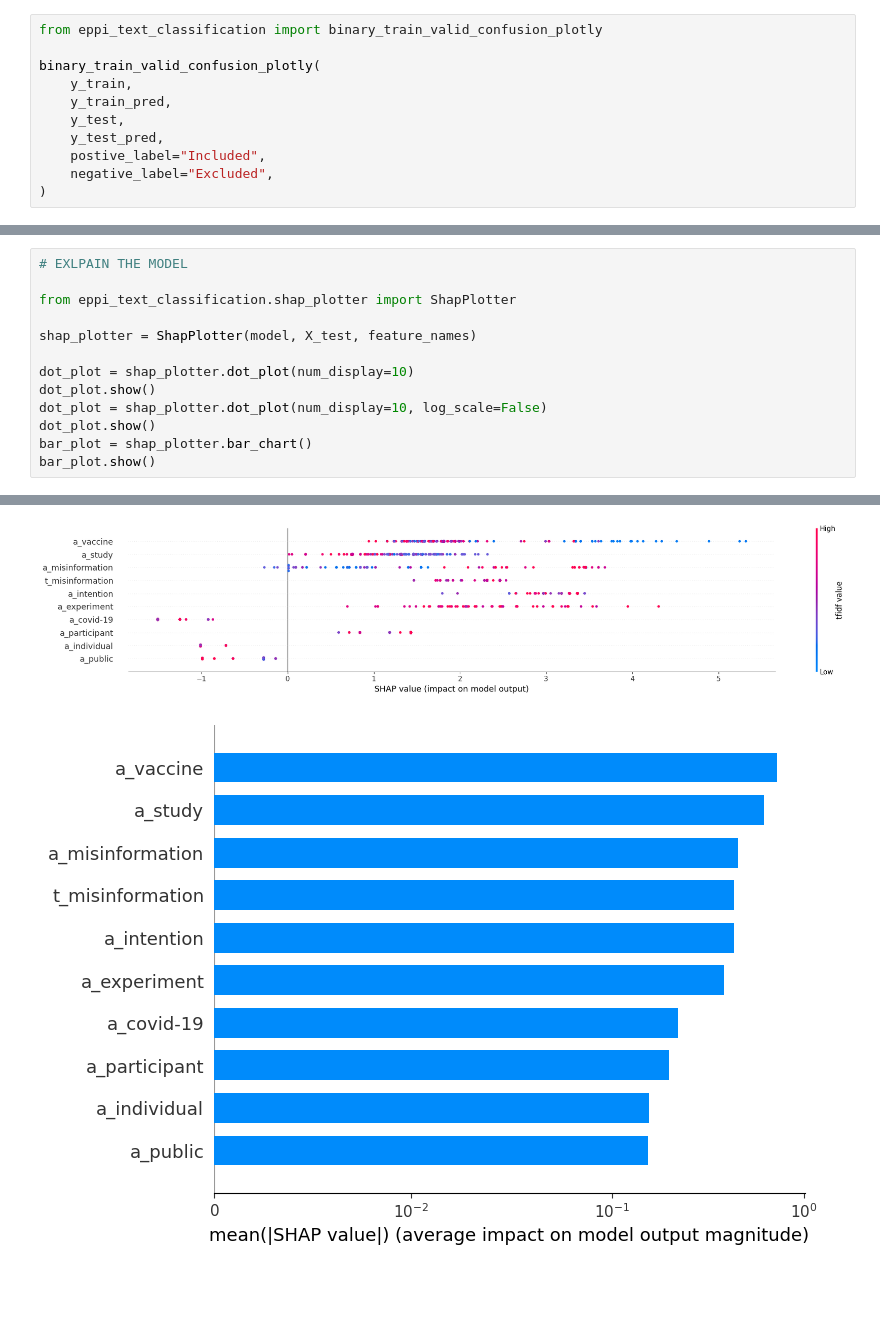
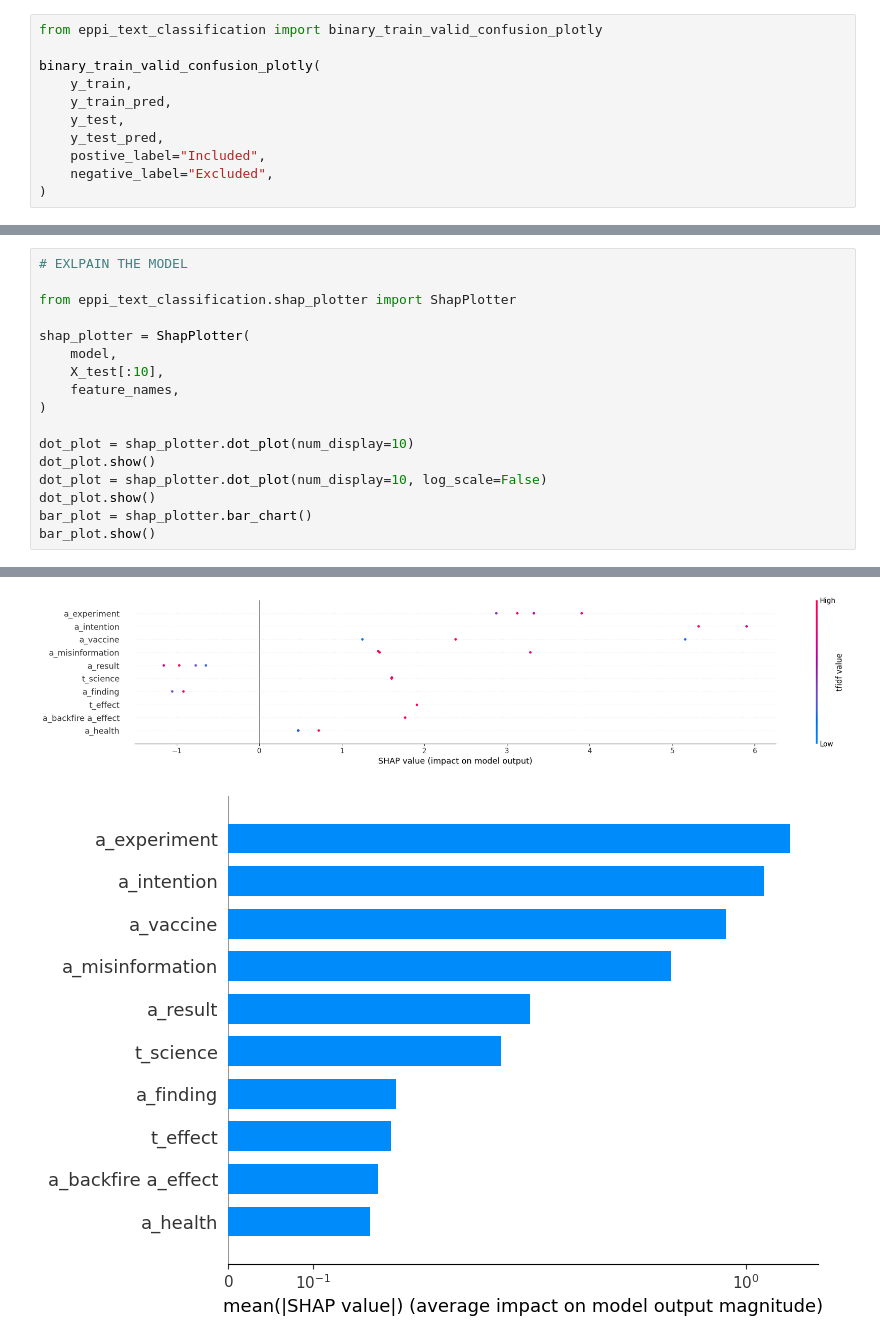
Before and after one commit to samjmolyneux/eppi-text-classification, a Jupyter notebook: notebooks/xgboost/xgboost_binary.ipynb, the cells around one changed output, grey strips where cells are left out. Cells and saved outputs as stored; diff of their text form; blank space fills up the shorter version.

```diff
--- a/notebooks/xgboost/xgboost_binary.ipynb
+++ b/notebooks/xgboost/xgboost_binary.ipynb
@@ -127,7 +178,11 @@ binary_train_valid_confusion_plotly(
 
 from eppi_text_classification.shap_plotter import ShapPlotter
 
-shap_plotter = ShapPlotter(model, X_test, feature_names)
+shap_plotter = ShapPlotter(
+    model,
+    X_test[:10],
+    feature_names,
+)
 
 dot_plot = shap_plotter.dot_plot(num_display=10)
 dot_plot.show()
@@ -140,5 +195,5 @@ bar_plot.show()
-[figure, old version]
+[figure, new version]
-[figure, old version]
+[figure, new version]
 # %%
 # MAKE THE DECISION PLOTS
 
```
Also changed, not shown: parts of 7 cells of this notebook, 8 other files.
